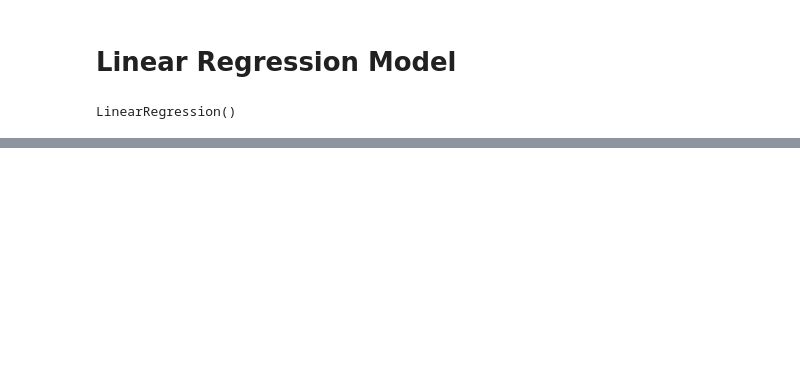
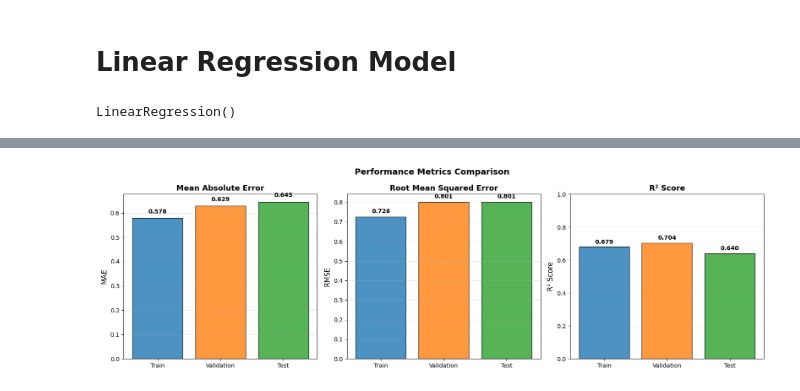
Before and after one commit to paccale/global_crime_indicators, a Jupyter notebook: notebook.ipynb, the cells around one changed output, grey strips where cells are left out. Saved outputs shown, nothing was run; the diff lists cells and outputs as text; code cells hidden in the pictures; blank space fills up the shorter version.

```diff
--- a/notebook.ipynb
+++ b/notebook.ipynb
@@ -1127,0 +1374,41 @@ print(f"   R²:   {test_r2:.3f}")
+# %%
+# Bar plot metriche
+metrics_df = pd.DataFrame({
+    'Set': ['Train', 'Validation', 'Test'],
+    'MAE': [train_mae, val_mae, test_mae],
+    'RMSE': [train_rmse, val_rmse, test_rmse],
+    'R²': [train_r2, val_r2, test_r2]
+})
+
+fig, axes = plt.subplots(1, 3, figsize=(16, 5))
+
+# MAE
+axes[0].bar(metrics_df['Set'], metrics_df['MAE'], color=['#1f77b4', '#ff7f0e', '#2ca02c'], alpha=0.8, edgecolor='black')
+axes[0].set_ylabel('MAE', fontsize=12)
+axes[0].set_title('Mean Absolute Error', fontsize=13, fontweight='bold')
+axes[0].grid(axis='y', alpha=0.3)
+for i, v in enumerate(metrics_df['MAE']):
+    axes[0].text(i, v + 0.02, f'{v:.3f}', ha='center', fontweight='bold')
+
+# RMSE
+axes[1].bar(metrics_df['Set'], metrics_df['RMSE'], color=['#1f77b4', '#ff7f0e', '#2ca02c'], alpha=0.8, edgecolor='black')
+axes[1].set_ylabel('RMSE', fontsize=12)
+axes[1].set_title('Root Mean Squared Error', fontsize=13, fontweight='bold')
+axes[1].grid(axis='y', alpha=0.3)
+for i, v in enumerate(metrics_df['RMSE']):
+    axes[1].text(i, v + 0.02, f'{v:.3f}', ha='center', fontweight='bold')
+
+# R²
+axes[2].bar(metrics_df['Set'], metrics_df['R²'], color=['#1f77b4', '#ff7f0e', '#2ca02c'], alpha=0.8, edgecolor='black')
+axes[2].set_ylabel('R² Score', fontsize=12)
+axes[2].set_title('R² Score', fontsize=13, fontweight='bold')
+axes[2].set_ylim([0, 1])
+axes[2].grid(axis='y', alpha=0.3)
+for i, v in enumerate(metrics_df['R²']):
+    axes[2].text(i, v + 0.02, f'{v:.3f}', ha='center', fontweight='bold')
+
+plt.suptitle('Performance Metrics Comparison', fontsize=14, fontweight='bold')
+plt.tight_layout()
+plt.show()
+# %% [output]
+[figure, added]
```
Also changed, not shown: parts of 19 cells of this notebook, 1 other file.
